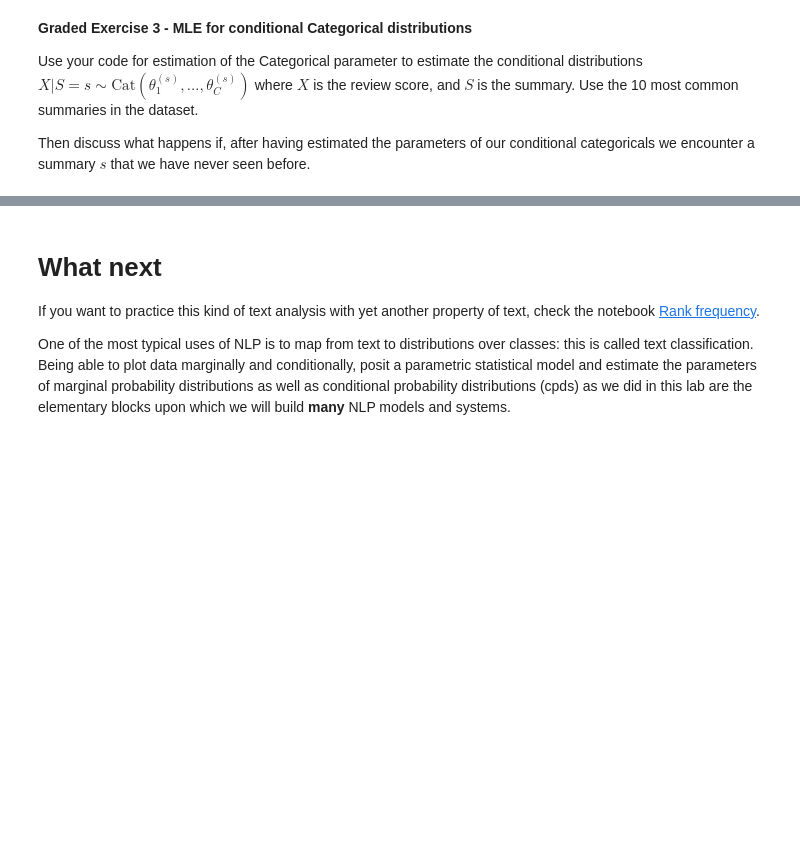
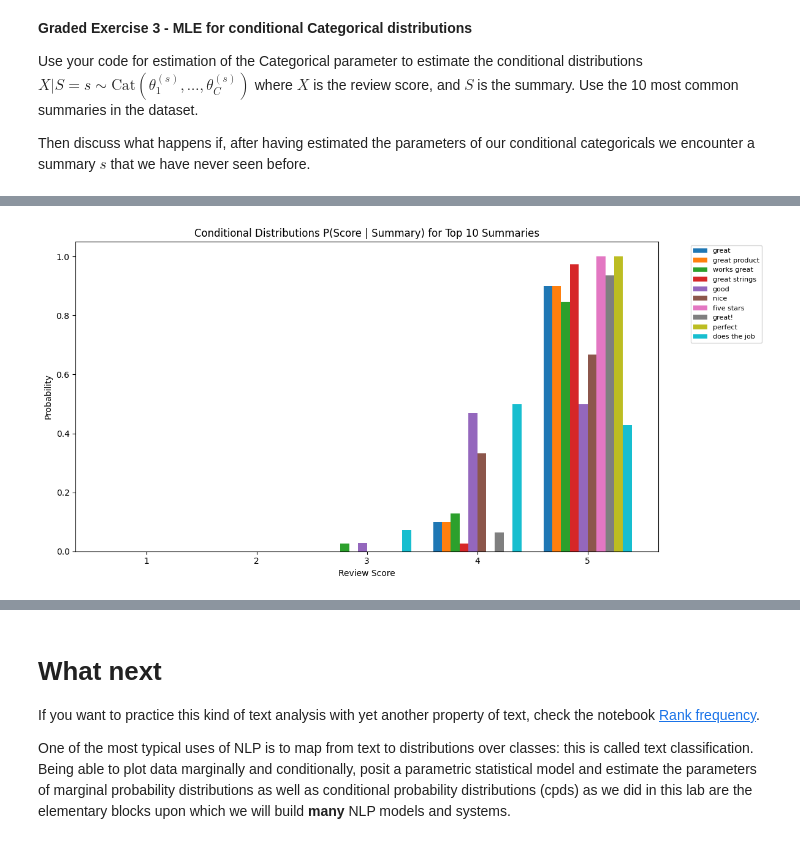
Before and after one commit to MxDiederick/NLP, a Jupyter notebook: T1.ipynb, the cells around one changed output, grey strips where cells are left out. Drawn from its saved outputs; the diff is of its cells as text; code cells hidden in the pictures; blank space fills up the shorter version.

```diff
--- a/T1.ipynb
+++ b/T1.ipynb
@@ -1511,0 +1648,95 @@ Then discuss what happens if, after having estimated the parameters of our condi
+# %%
+# Graded Exercise 3: MLE for conditional Categorical distributions
+
+# First, define the categorical_MLE function (reusing from ungraded exercise 5)
+def categorical_MLE(x, num_classes):
+    """
+    x: a sequence of observations, each a class in {1, ..., num_classes}.
+    num_classes: the number of known categories
+
+    Return a vector containing num_classes probabilities that sum to 1 and are the MLE solution given x.
+    """
+    assert num_classes > 1, "We need at least 2 classes"
+    N = len(x)
+    assert N > 0, "We need at least one observation"
+    counts = Counter(x)
+    probs = np.array([counts.get(c, 0) / N for c in range(1, num_classes + 1)])
+    return probs
+
+# Get the 10 most common summaries
+summary_counter = Counter(reviews_df['summary'])
+top10_summaries = summary_counter.most_common(10)
+
+print("Top 10 most common summaries:")
+for i, (summary, count) in enumerate(top10_summaries, 1):
+    print(f"{i}. '{summary}' (count: {count})")
+print()
+
+# Estimate conditional Categorical distributions for each summary
+# X | S=s ~ Cat(theta^(s)_1, ..., theta^(s)_5)
+# where X is the review score and S is the summary
+
+conditional_params = {}
+for summary, count in top10_summaries:
+    # Filter reviews with this specific summary
+    scores_given_summary = reviews_df[reviews_df['summary'] == summary]['score']
+    # Estimate the categorical distribution
+    theta = categorical_MLE(scores_given_summary, num_classes=5)
+    conditional_params[summary] = theta
+
+# Display results in a nice table
+print("="*80)
+print("CONDITIONAL CATEGORICAL DISTRIBUTIONS: P(Score | Summary)")
+print("="*80)
+print()
+
+# Create a dataframe for better visualization
+results_data = []
+for summary, theta in conditional_params.items():
+    row = [summary[:40]]  # Truncate long summaries
+    row.extend([f"{prob:.4f}" for prob in theta])
+    results_data.append(row)
+
+results_df = pd.DataFrame(
+    results_data,
+    columns=['Summary', 'P(Score=1)', 'P(Score=2)', 'P(Score=3)', 'P(Score=4)', 'P(Score=5)']
+)
+
+print(results_df.to_string(index=False))
+print()
+
+# Visualize the conditional distributions
+fig, ax = plt.subplots(figsize=(12, 6))
+x = np.arange(5)  # Scores 1-5
+width = 0.08
+colors = plt.cm.tab10(np.linspace(0, 1, 10))
+
+for i, (summary, theta) in enumerate(conditional_params.items()):
+    offset = (i - 4.5) * width
+    ax.bar(x + offset, theta, width, label=summary[:20], color=colors[i])
+
+ax.set_xlabel('Review Score')
+ax.set_ylabel('Probability')
+ax.set_title('Conditional Distributions P(Score | Summary) for Top 10 Summaries')
+ax.set_xticks(x)
+ax.set_xticklabels(['1', '2', '3', '4', '5'])
+ax.legend(bbox_to_anchor=(1.05, 1), loc='upper left', fontsize=8)
+plt.tight_layout()
+plt.show()
+
+# Also create a heatmap for better visualization
+heatmap_data = np.array([conditional_params[s] for s, _ in top10_summaries])
+fig, ax = plt.subplots(figsize=(8, 6))
+sns.heatmap(
+    heatmap_data,
+    annot=True,
+    fmt='.3f',
+    cmap='YlOrRd',
+    xticklabels=['Score 1', 'Score 2', 'Score 3', 'Score 4', 'Score 5'],
+    yticklabels=[s[:30] for s, _ in top10_summaries],
+    ax=ax
+)
+ax.set_title('Conditional Probability Heatmap: P(Score | Summary)')
+plt.tight_layout()
+plt.show()
+# %% [output]
@@ -1511,0 +1760 @@ Then discuss what happens if, after having estimated the parameters of our condi
+[figure, added]
```
Also changed, not shown: parts of 10 cells of this notebook, 1 other file.
